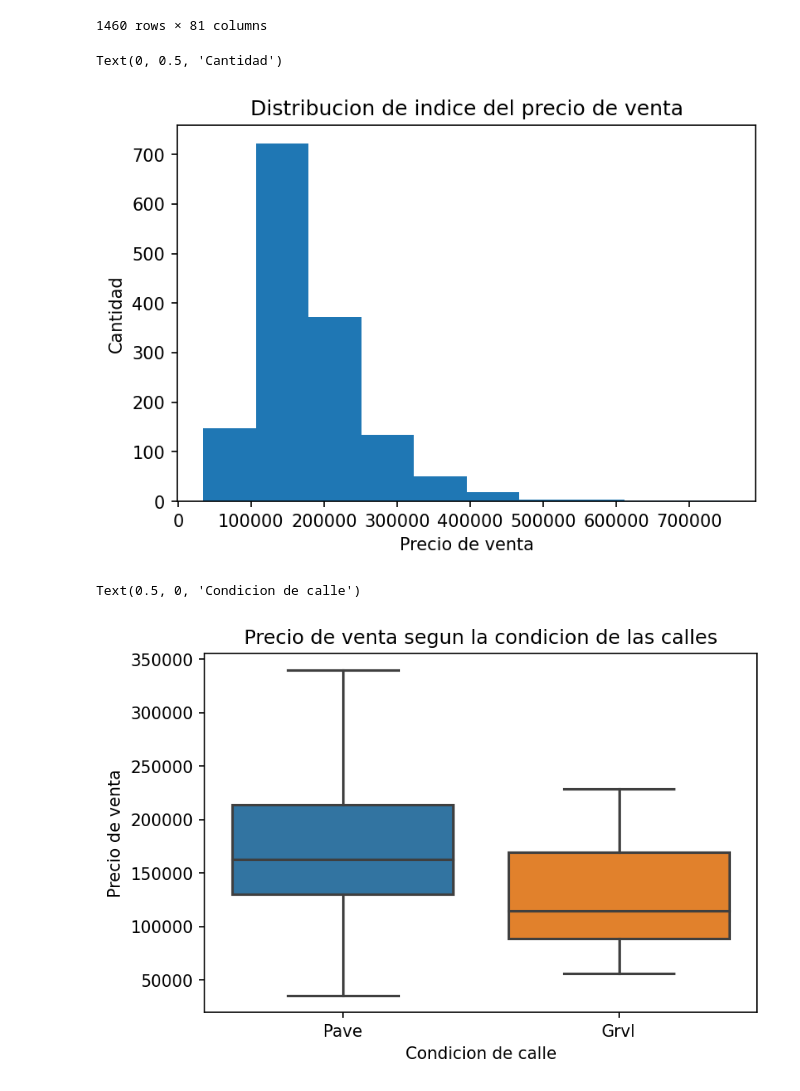
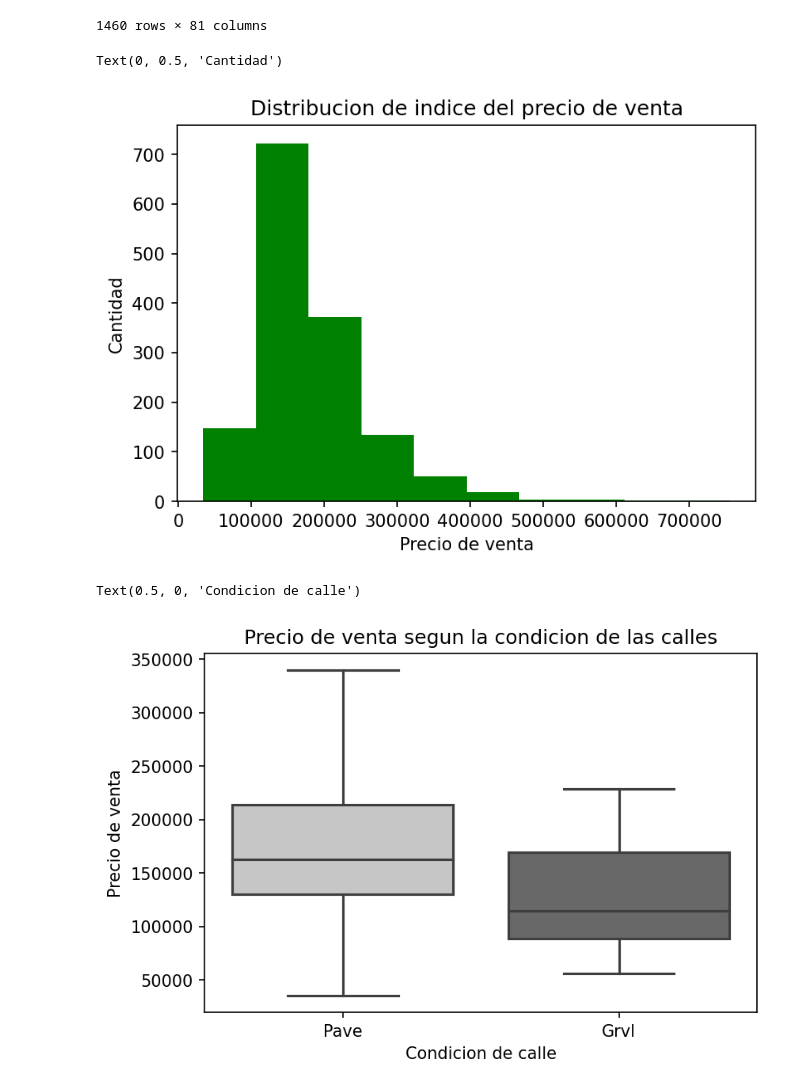
Before and after one commit to lTomaas/OrgaDeDatos, a Jupyter notebook: VTrain.ipynb, the cells around one changed output. Cells and saved outputs as stored; diff of their text form; code cells hidden in the pictures.

```diff
--- a/VTrain.ipynb
+++ b/VTrain.ipynb
@@ -21,19 +21,19 @@ archivo
 1460 rows × 81 columns
 # %%
 plt.figure(dpi = 150)
-plt.hist(archivo.SalePrice)
+plt.hist(archivo.SalePrice, color = "Green")
 plt.title("Distribucion de indice del precio de venta")
 plt.xlabel("Precio de venta")
 plt.ylabel("Cantidad")
 # %% [output]
 Text(0, 0.5, 'Cantidad')
-[figure, old version]
+[figure, new version]
 # %%
 plt.figure(dpi = 150)
 plt.title("Precio de venta segun la condicion de las calles")
-sns.boxplot(data = archivo, x = "Street", y = "SalePrice", showfliers = False)
+sns.boxplot(data = archivo, x = "Street", y = "SalePrice", showfliers = False, palette="Greys")
 plt.ylabel("Precio de venta")
 plt.xlabel("Condicion de calle")
 # %% [output]
 Text(0.5, 0, 'Condicion de calle')
-[figure, old version]
+[figure, new version]
```
Also changed, not shown: 1 other file.
